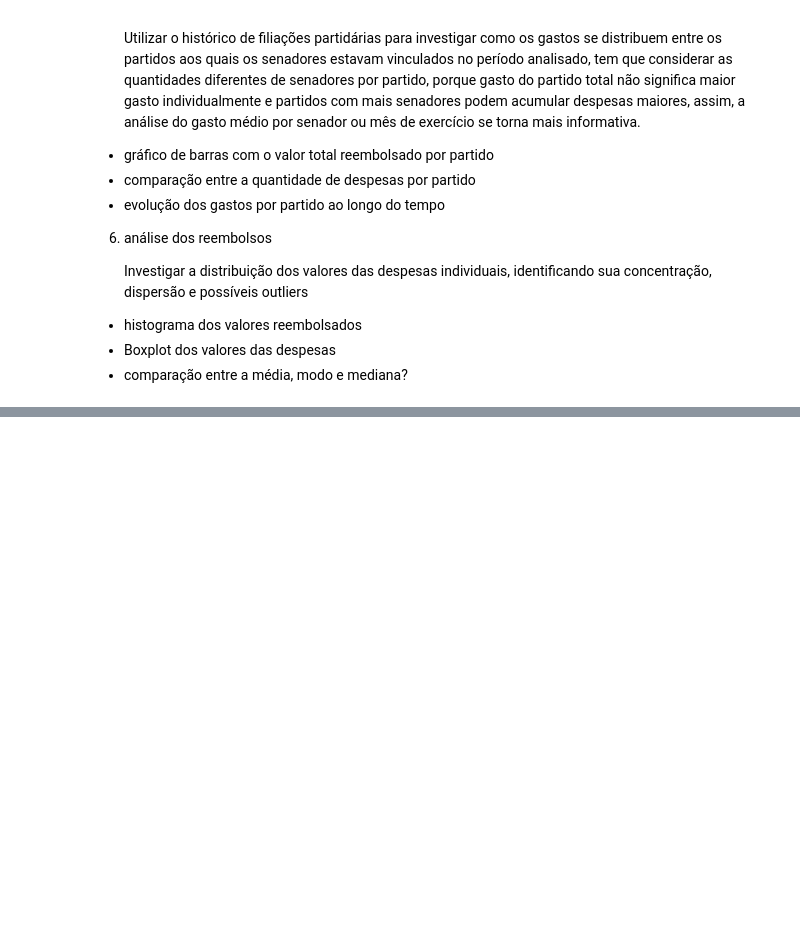
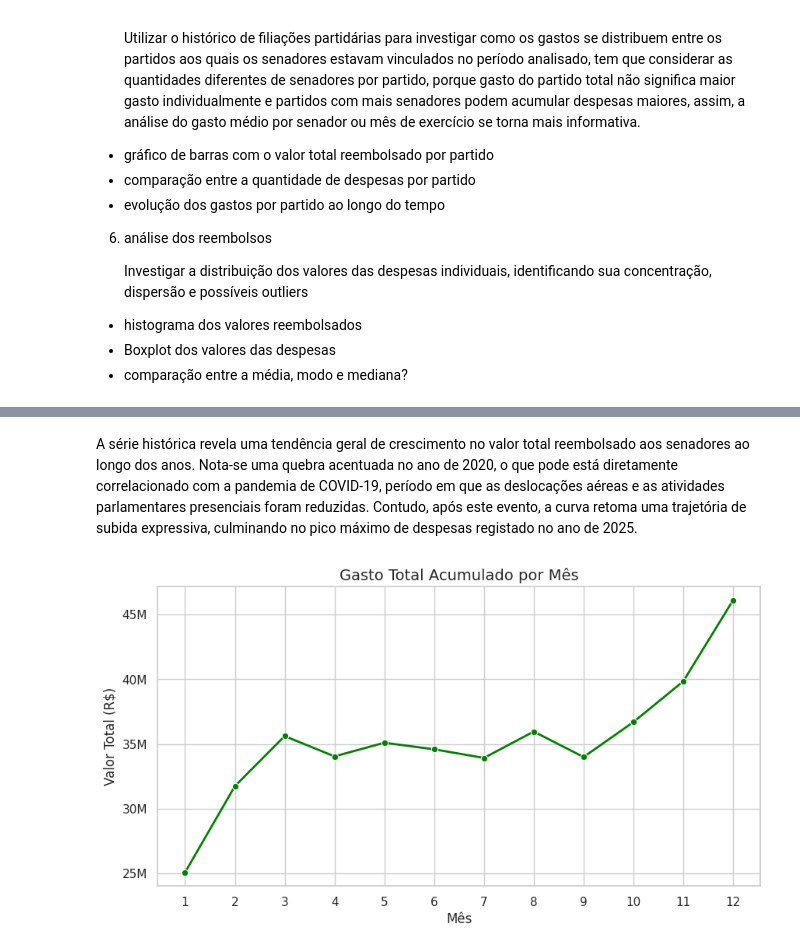
Before and after one commit to rafaalathais/analise-gasto-parlamentar, a Jupyter notebook: notebook_gasto_parlamentar.ipynb, the cells around one changed output, grey strips where cells are left out. Drawn from its saved outputs; the diff is of its cells as text; code cells hidden in the pictures; blank space fills up the shorter version.

```diff
--- a/notebook_gasto_parlamentar.ipynb
+++ b/notebook_gasto_parlamentar.ipynb
@@ -708,0 +750,15 @@ A integração preservou os 382.061 registros de despesas. Após o tratamento da
+# %% [markdown]
+A série histórica revela uma tendência geral de crescimento no valor total reembolsado aos senadores ao longo dos anos. Nota-se uma quebra acentuada no ano de 2020, o que pode está diretamente correlacionado com a pandemia de COVID-19, período em que as deslocações aéreas e as atividades parlamentares presenciais foram reduzidas. Contudo, após este evento, a curva retoma uma trajetória de subida expressiva, culminando no pico máximo de despesas registado no ano de 2025.
+# %%
+gastos_por_mes = despesas.groupby('MÊS')['VALOR_REEMBOLSADO'].sum().reset_index()
+
+plt.figure(figsize=(10, 5))
+sns.lineplot(data=gastos_por_mes, x='MÊS', y='VALOR_REEMBOLSADO', marker='o', color='green', linewidth=2)
+plt.title('Gasto Total Acumulado por Mês', fontsize=14)
+plt.xlabel('Mês')
+plt.ylabel('Valor Total (R$)')
+plt.xticks(range(1, 13))
+plt.gca().yaxis.set_major_formatter(plt.FuncFormatter(lambda x, loc: "{:,}M".format(int(x/1e6))))
+plt.show()
+# %% [output]
+[figure, added]
```
Also changed, not shown: parts of 48 cells of this notebook.
